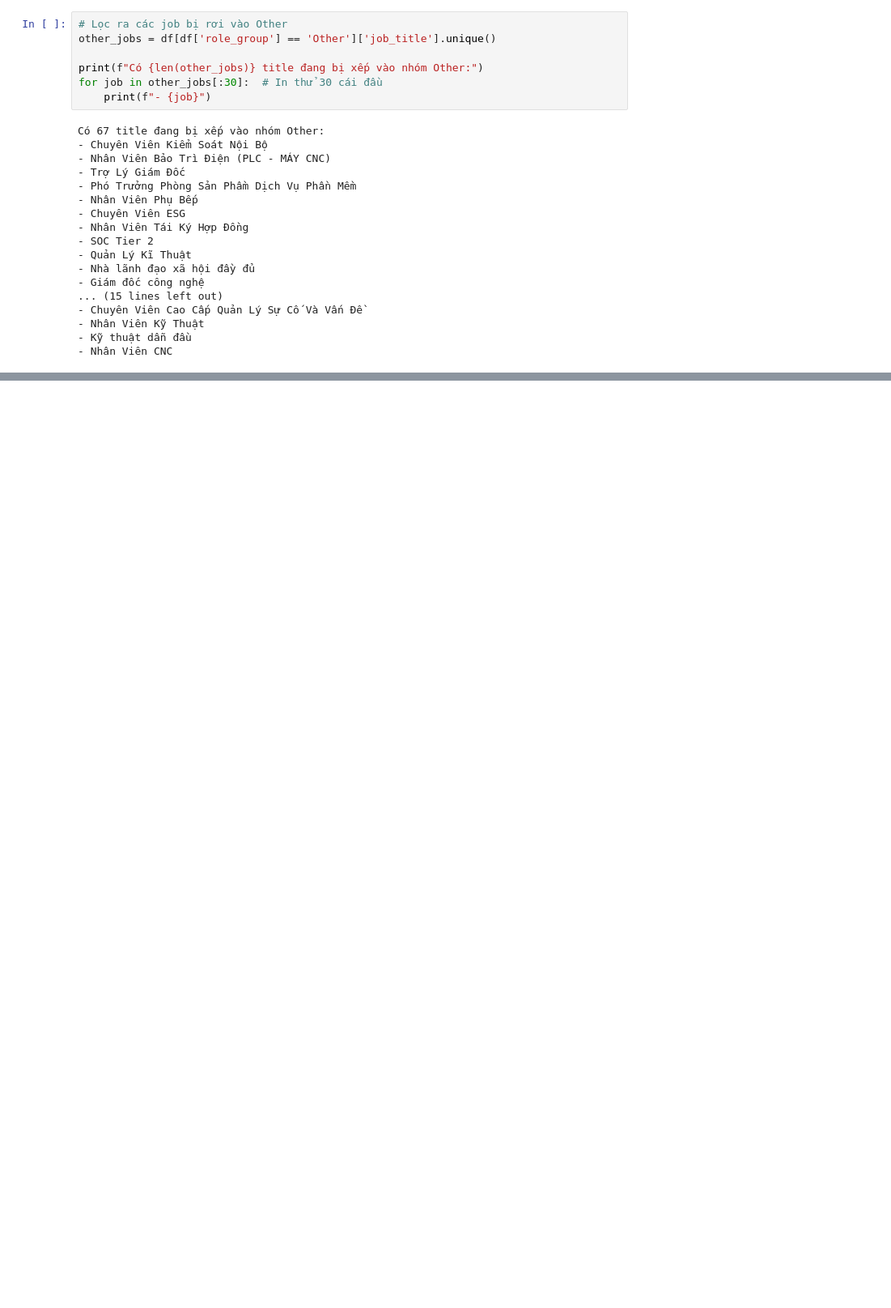
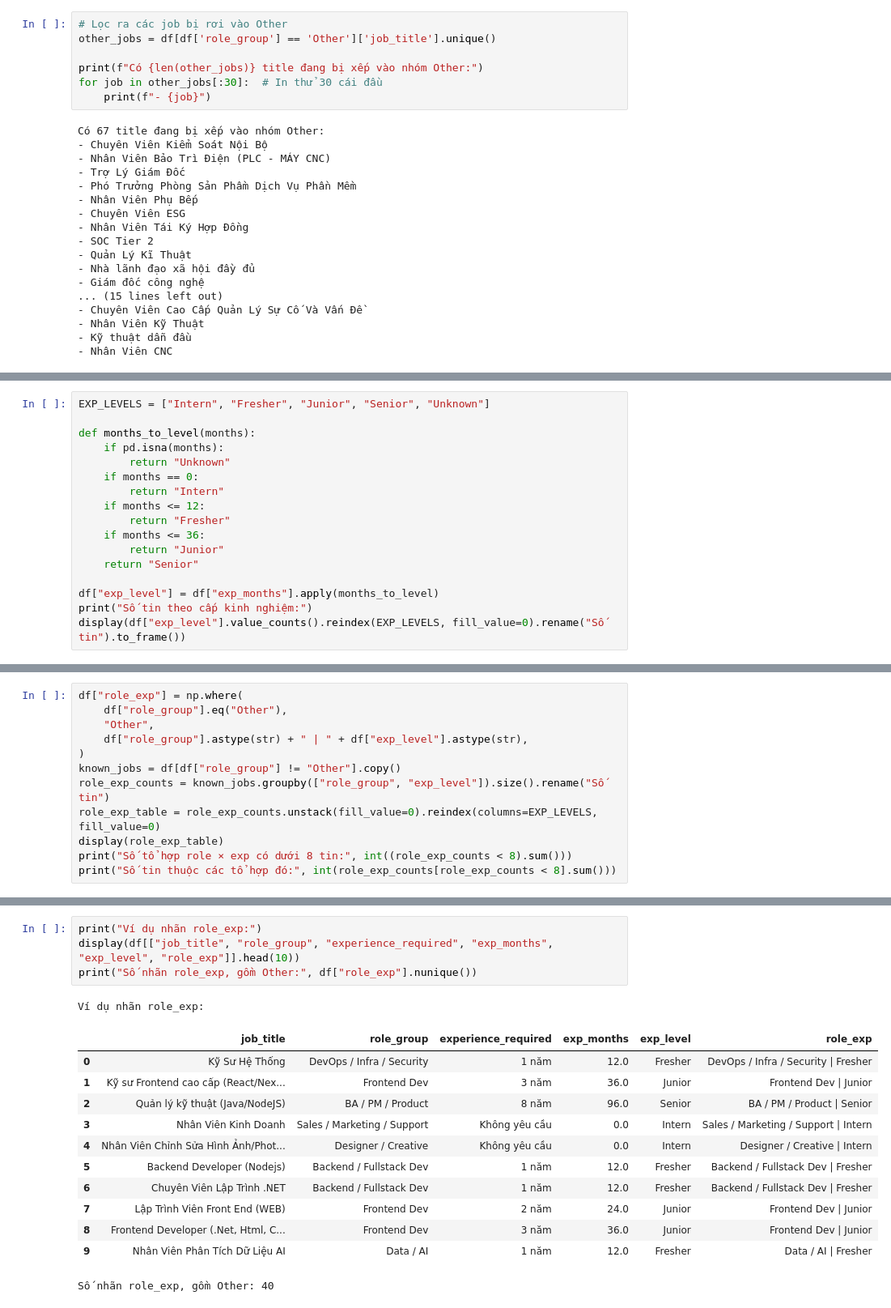
Before and after one commit to phuy-1310/skill-recommendation-using-association-rules, a Jupyter notebook: notebooks/EDA_and_Preprocessing.ipynb, the cells around one changed output, grey strips where cells are left out. Shown at 81% size. Drawn from its saved outputs; the diff is of its cells as text; blank space fills up the shorter version.

```diff
--- a/notebooks/EDA_and_Preprocessing.ipynb
+++ b/notebooks/EDA_and_Preprocessing.ipynb
@@ -931,0 +867,17 @@ transaction_df.to_csv(
+# %%
+EXP_LEVELS = ["Intern", "Fresher", "Junior", "Senior", "Unknown"]
+
+def months_to_level(months):
+    if pd.isna(months):
+        return "Unknown"
+    if months == 0:
+        return "Intern"
+    if months <= 12:
+        return "Fresher"
+    if months <= 36:
+        return "Junior"
+    return "Senior"
+
+df["exp_level"] = df["exp_months"].apply(months_to_level)
+print("Số tin theo cấp kinh nghiệm:")
+display(df["exp_level"].value_counts().reindex(EXP_LEVELS, fill_value=0).rename("Số tin").to_frame())
@@ -931,0 +923,12 @@ transaction_df.to_csv(
+# %%
+df["role_exp"] = np.where(
+    df["role_group"].eq("Other"),
+    "Other",
+    df["role_group"].astype(str) + " | " + df["exp_level"].astype(str),
+)
+known_jobs = df[df["role_group"] != "Other"].copy()
+role_exp_counts = known_jobs.groupby(["role_group", "exp_level"]).size().rename("Số tin")
+role_exp_table = role_exp_counts.unstack(fill_value=0).reindex(columns=EXP_LEVELS, fill_value=0)
+display(role_exp_table)
+print("Số tổ hợp role × exp có dưới 8 tin:", int((role_exp_counts < 8).sum()))
+print("Số tin thuộc các tổ hợp đó:", int(role_exp_counts[role_exp_counts < 8].sum()))
@@ -931,0 +975,18 @@ transaction_df.to_csv(
+# %%
+print("Ví dụ nhãn role_exp:")
+display(df[["job_title", "role_group", "experience_required", "exp_months", "exp_level", "role_exp"]].head(10))
+print("Số nhãn role_exp, gồm Other:", df["role_exp"].nunique())
+# %% [output]
+Ví dụ nhãn role_exp:
+|  | job_title | role_group | experience_required | exp_months | exp_level | role_exp |
+| 0 | Kỹ Sư Hệ Thống | DevOps / Infra / Security | 1 năm | 12.0 | Fresher | DevOps / Infra / Security | Fresher |
+| 1 | Kỹ sư Frontend cao cấp (React/Nex... | Frontend Dev | 3 năm | 36.0 | Junior | Frontend Dev | Junior |
+| 2 | Quản lý kỹ thuật (Java/NodeJS) | BA / PM / Product | 8 năm | 96.0 | Senior | BA / PM / Product | Senior |
+| 3 | Nhân Viên Kinh Doanh | Sales / Marketing / Support | Không yêu cầu | 0.0 | Intern | Sales / Marketing / Support | Intern |
+| 4 | Nhân Viên Chỉnh Sửa Hình Ảnh/Phot... | Designer / Creative | Không yêu cầu | 0.0 | Intern | Designer / Creative | Intern |
+| 5 | Backend Developer (Nodejs) | Backend / Fullstack Dev | 1 năm | 12.0 | Fresher | Backend / Fullstack Dev | Fresher |
+| 6 | Chuyên Viên Lập Trình .NET | Backend / Fullstack Dev | 1 năm | 12.0 | Fresher | Backend / Fullstack Dev | Fresher |
+| 7 | Lập Trình Viên Front End (WEB) | Frontend Dev | 2 năm | 24.0 | Junior | Frontend Dev | Junior |
+| 8 | Frontend Developer (.Net, Html, C... | Frontend Dev | 3 năm | 36.0 | Junior | Frontend Dev | Junior |
+| 9 | Nhân Viên Phân Tích Dữ Liệu AI | Data / AI | 1 năm | 12.0 | Fresher | Data / AI | Fresher |
+Số nhãn role_exp, gồm Other: 40
```
Also changed, not shown: parts of 43 cells of this notebook.
